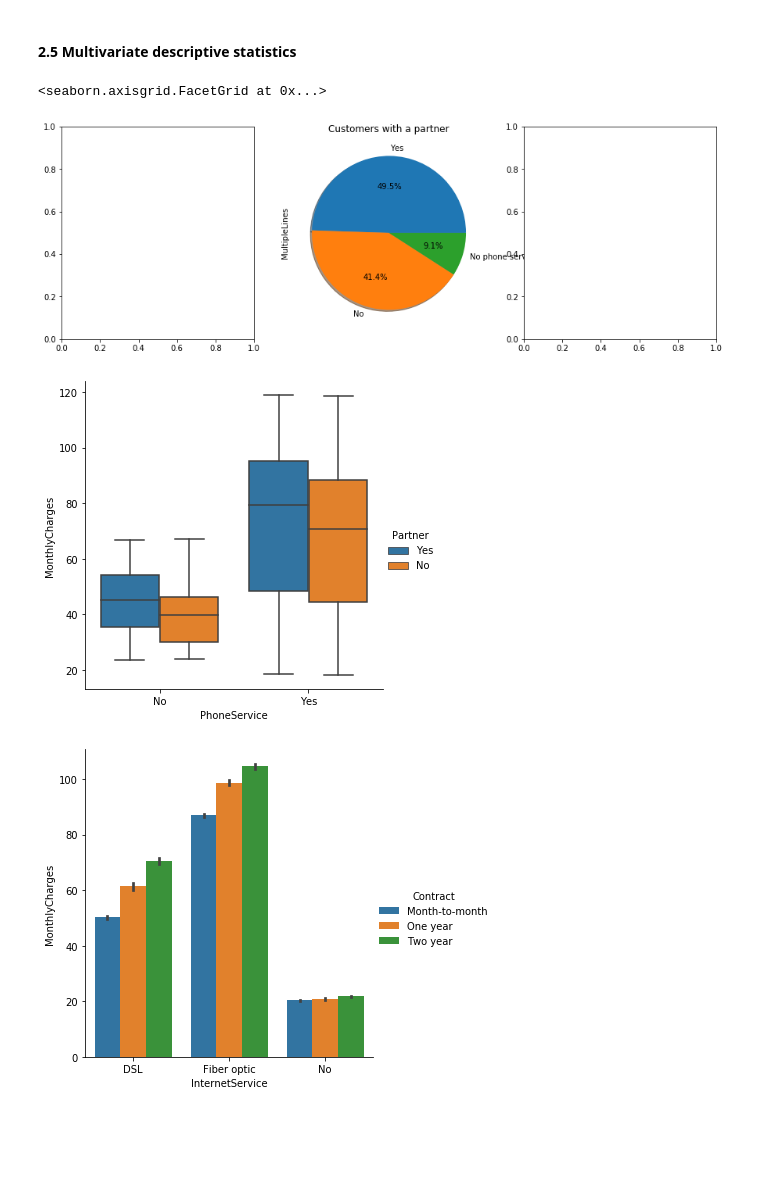
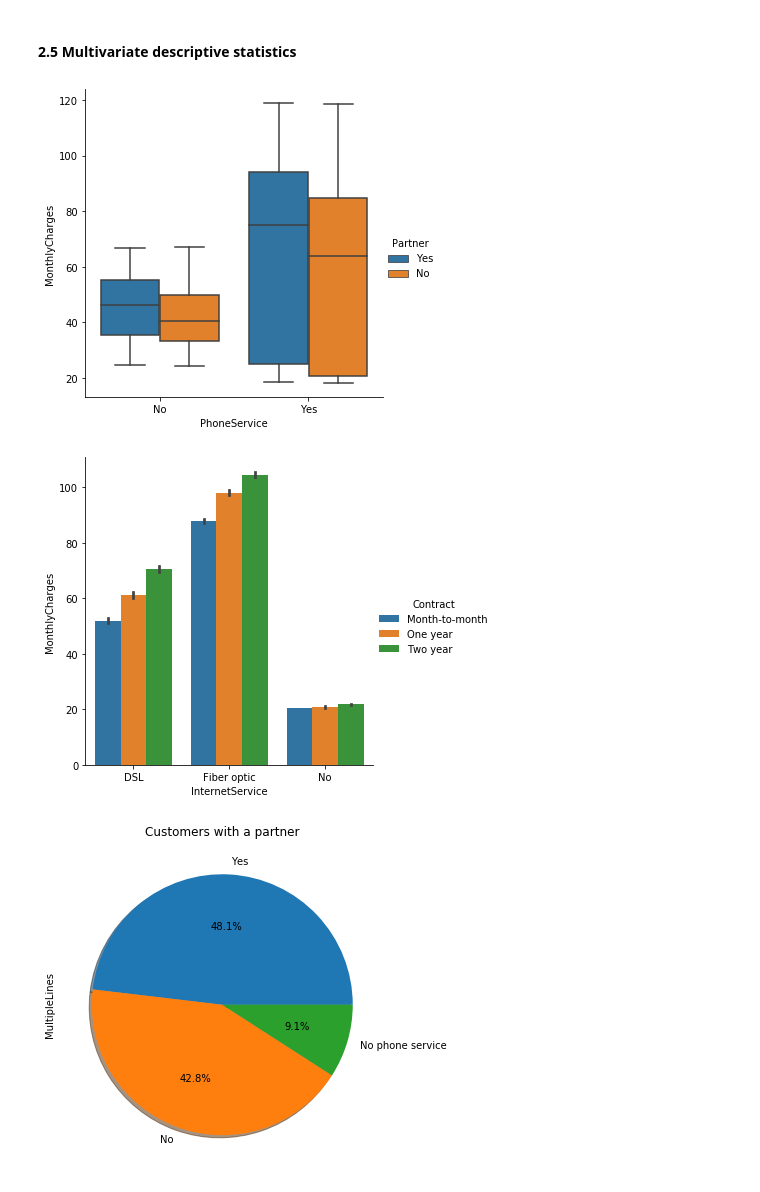
Before and after one commit to JulesTriomphe/dsip, a Jupyter notebook: PS1/ps01.ipynb, the cells around one changed output. Cells and saved outputs as stored; diff of their text form; code cells hidden in the pictures; blank space fills up the shorter version.

```diff
--- a/PS1/ps01.ipynb
+++ b/PS1/ps01.ipynb
@@ -351,14 +358,11 @@ The monthly charges histogram shows fewer differences and is more spread out bet
 # %% [markdown]
 #### 2.5 Multivariate descriptive statistics
 # %%
-fig, ax = plt.subplots(1,3,figsize= (15,5))
-sns.catplot(x="PhoneService", y="MonthlyCharges", kind="box", hue="Partner", data=clients_df, ax=ax[0])
-clients_df[clients_df['Partner'] == 'Yes'].MultipleLines.value_counts().plot(kind='pie',shadow=True,autopct='%1.1f%%', ax=ax[1], title='Customers with a partner')
-sns.catplot(x="InternetService", y="MonthlyCharges", kind="bar", hue="Contract", data=clients_df, ax=ax[2])
-#plt.close(2)
-#plt.close(3)
+sns.catplot(x="PhoneService", y="MonthlyCharges", kind="box", hue="Partner", data=clients_df_loyal)
+sns.catplot(x="InternetService", y="MonthlyCharges", kind="bar", hue="Contract", data=clients_df_loyal);
+plt.figure(figsize=(6,6))
+clients_df_loyal[clients_df_loyal['Partner'] == 'Yes'].MultipleLines.value_counts().plot(kind='pie',shadow=True,autopct='%1.1f%%', title='Customers with a partner');
 # %% [output]
-<seaborn.axisgrid.FacetGrid at 0x...>
-[figure, old version]
+[figure, new version]
-[figure, old version]
+[figure, new version]
-[figure, old version]
+[figure, new version]
```
Also changed, not shown: parts of 29 cells of this notebook.
